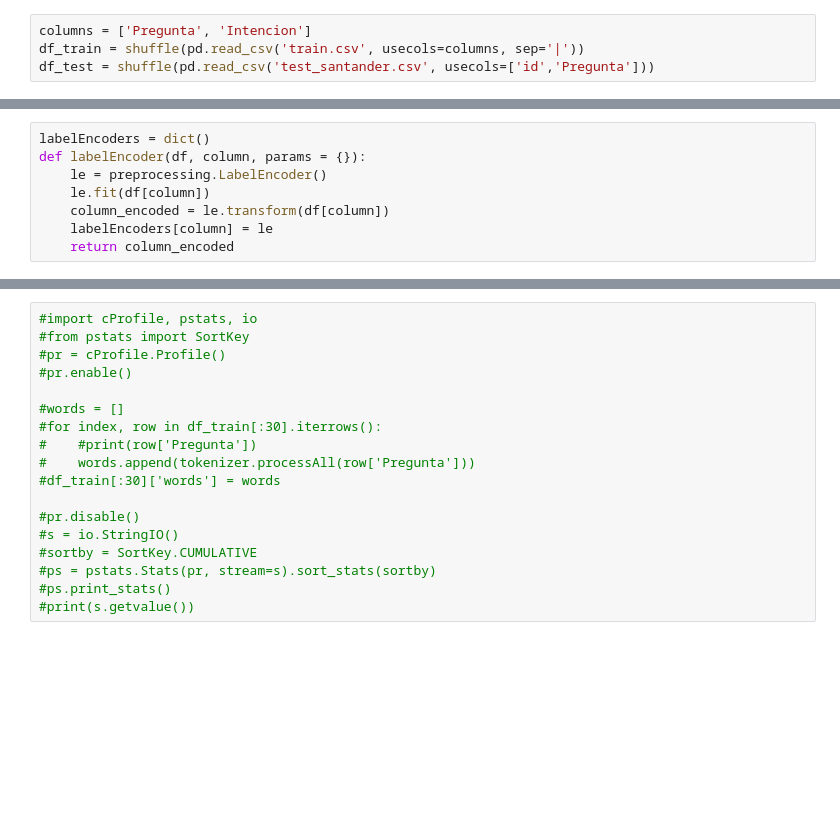
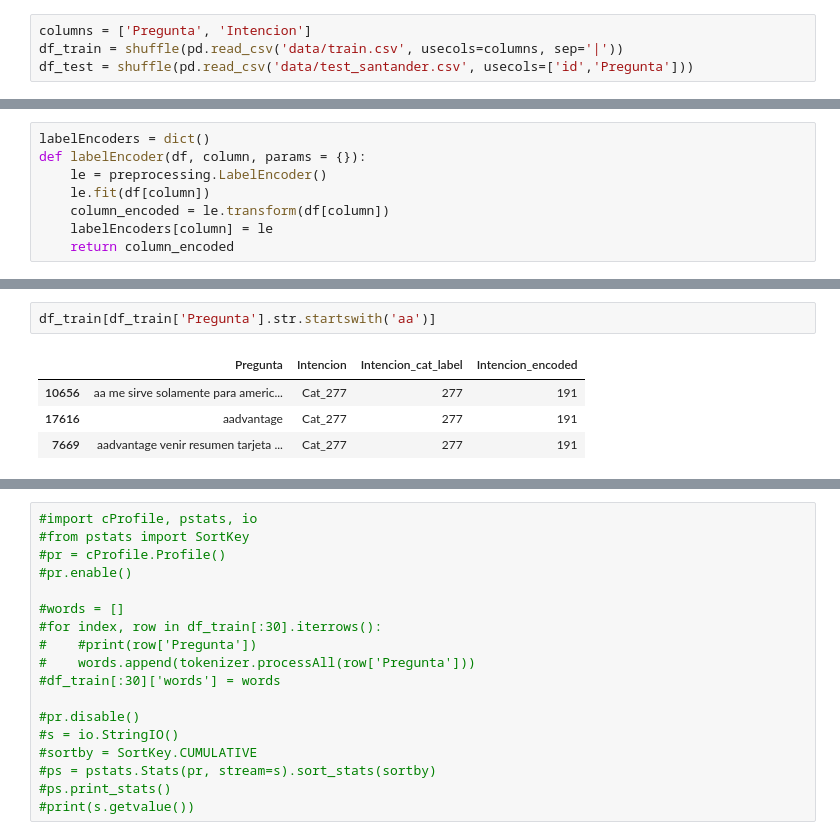
Before and after one commit to joseferrercba/FundacionsadoskySantander, a Jupyter notebook: Santander-Train Pre Processing.ipynb, the cells around one changed output, grey strips where cells are left out. Drawn from its saved outputs; the diff is of its cells as text; blank space fills up the shorter version.

```diff
--- a/Santander-Train Pre Processing.ipynb
+++ b/Santander-Train Pre Processing.ipynb
@@ -28,5 +30,5 @@ ImportError: DLL load failed: The specified module could not be found.
 #### Get Info from CSV
 # %%
 columns = ['Pregunta', 'Intencion']
-df_train = shuffle(pd.read_csv('train.csv', usecols=columns, sep='|'))
-df_test = shuffle(pd.read_csv('test_santander.csv', usecols=['id','Pregunta']))
+df_train = shuffle(pd.read_csv('data/train.csv', usecols=columns, sep='|'))
+df_test = shuffle(pd.read_csv('data/test_santander.csv', usecols=['id','Pregunta']))
@@ -50,0 +86,7 @@ NameError: name 'df_train' is not defined
+# %%
+df_train[df_train['Pregunta'].str.startswith('aa')]
+# %% [output]
+|  | Pregunta | Intencion | Intencion_cat_label | Intencion_encoded |
+| 10656 | aa me sirve solamente para americ... | Cat_277 | 277 | 191 |
+| 17616 | aadvantage | Cat_277 | 277 | 191 |
+| 7669 | aadvantage venir resumen tarjeta ... | Cat_277 | 277 | 191 |
```
Also changed, not shown: parts of 31 cells of this notebook, 20 other files.
